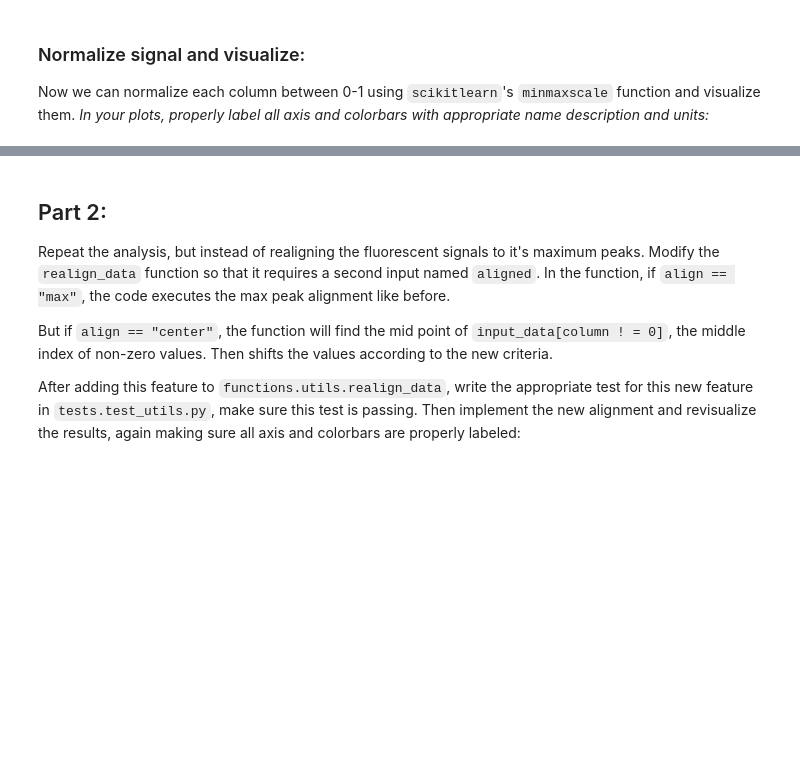
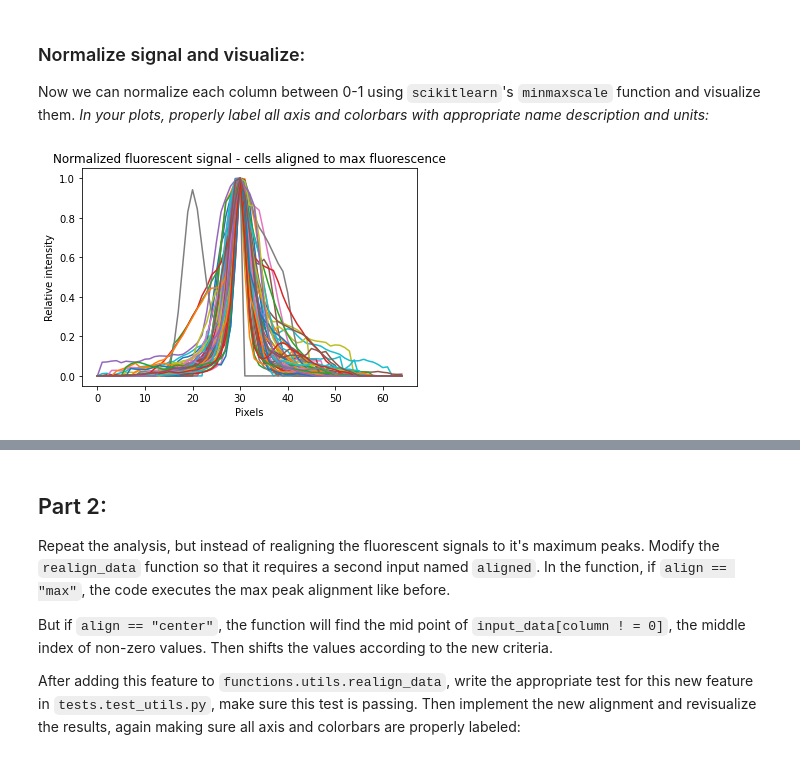
Before and after one commit to vasilisa-iatckova/wcm_datasci_basics_06images, a Jupyter notebook: assignment/process_csv.ipynb, the cells around one changed output, grey strips where cells are left out. Saved outputs shown, nothing was run; the diff lists cells and outputs as text; code cells hidden in the pictures; blank space fills up the shorter version.

Commit message:
Finished Part 1 visualizations

```diff
--- a/assignment/process_csv.ipynb
+++ b/assignment/process_csv.ipynb
@@ -105,17 +104,22 @@ Now we can normalize each column between 0-1 using `scikitlearn`'s `minmaxscale`
 # Normalize every column entry of your realigned dataframe:
 
 # pre-allocate an empty dataframe of 0's to be filled with normalized values, the index and column of this dataframe will be the same as the df_aligned dataframe:
-df_normalized =
+df_normalized = pd.DataFrame(0, index = df_aligned.index, columns = df_aligned.columns)
 
 # fill in the `df_normalized` dataframe with normalized columns:
 for column, vals in df_aligned.iteritems():
     # find the indices of the column that are not 0, only normalize those:
     ind = df_aligned.index[df_aligned[column]!=0].tolist()
     # Normalize of those:
-    df_normalized
+    df_normalized.loc[ind, column] = minmax_scale(df_aligned.loc[ind, column].values)
 # %%
 # Use matplotlib to plot all the fluorescent signals:
-plt.plot()
+plt.plot(df_normalized)
+plt.title('Normalized fluorescent signal - cells aligned to max fluorescence')
+plt.xlabel('Pixels')
+plt.ylabel('Relative intensity');
+# %% [output]
+[figure, added]
 # %%
 # Now instead of all signals, plot the average signal:
 # use numpy to find the mean first:
```
Also changed, not shown: parts of 4 cells of this notebook.
